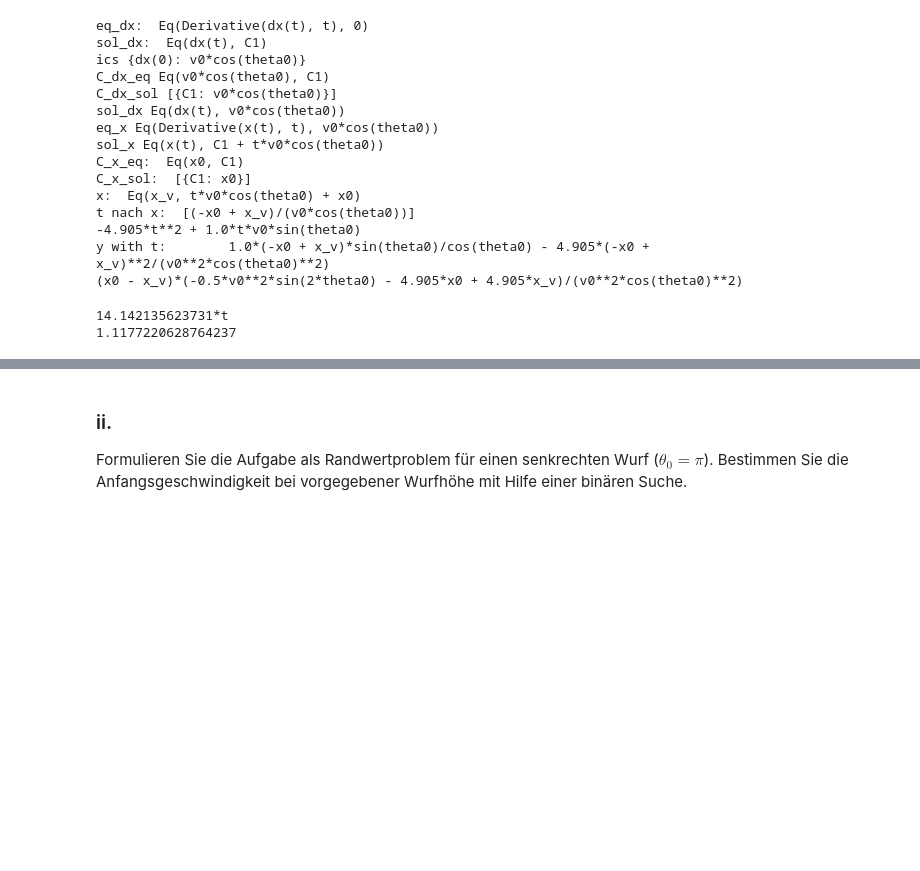
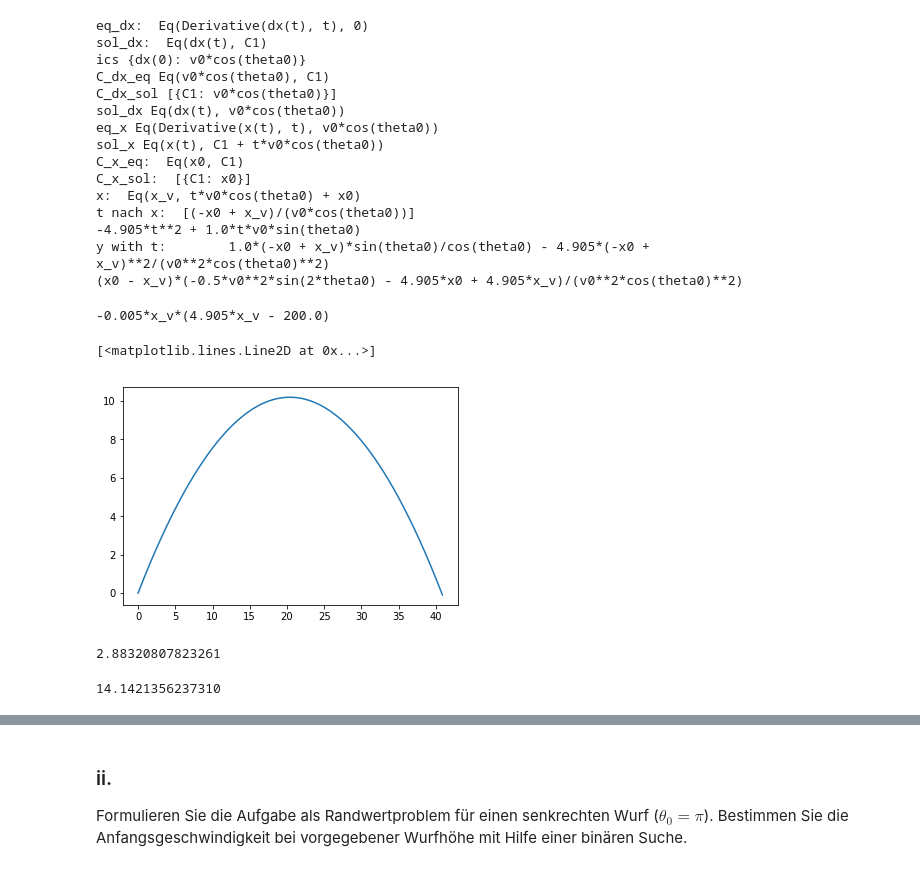
Before and after one commit to AlexandraMayer/Modellbildung-und-Simulation, a Jupyter notebook: Klassiche Mechanik 1.ipynb, the cells around one changed output, grey strips where cells are left out. Cells and saved outputs as stored; diff of their text form; code cells hidden in the pictures; blank space fills up the shorter version.

```diff
--- a/Klassiche Mechanik 1.ipynb
+++ b/Klassiche Mechanik 1.ipynb
@@ -344,9 +311,10 @@ print('x: ', x)
 t_x = sy.solve(x, t)
 print('t nach x: ', t_x)
 print(y)
-y_val = y.subs({t: t_x[0]})
-print('y with t: \t', y_val)
-print(sy.simplify(y_val))
+y_v = y.subs({t: t_x[0]})
+print('y with t: \t', y_v)
+y_v = sy.simplify(y_v)
+print(y_v)
 # %% [output]
 eq_dx:  Eq(Derivative(dx(t), t), 0)
 sol_dx:  Eq(dx(t), C1)
@@ -366,13 +334,21 @@ y with t:        1.0*(-x0 + x_v)*sin(theta0)/cos(theta0) - 4.905*(-x0 + x_v)**2/
 # %%
 x0_val = 0
 v0_val = 20
-theta0_val = m.radians(45)
+theta0_val = math.radians(45)
+# %%
+def x_max(theta0):
+    return ((v0_val)**2+sy.sin(2*theta0))/g
 # %%
-x_val = x.subs({x0: x0_val, v0: v0_val, theta0: theta0_val})
-print(x_val)
-xs = np.arange(0, Wurfweite(theta0_val), 0.01)
-print(Wurfweite(theta0_val))
-for x_v in xs:
+y_val = y_v.subs({x0: x0_val, v0: v0_val, theta0: theta0_val})
+print(y_val)
+xs = np.arange(0, x_max(theta0_val), 0.01)
+#for x_v in xs:
+y_list = []
+for x_i in xs:
+    y_i = y_val.subs({x_v: x_i})
+    y_list.append(y_i)
+plt.plot(xs, y_list)
 # %% [output]
-14.142135623731*t
-1.1177220628764237
+-0.005*x_v*(4.905*x_v - 200.0)
+[<matplotlib.lines.Line2D at 0x...>]
+[figure, added]
@@ -454,0 +355,8 @@ plt.plot(x2,y2)
+# %%
+t_start = 0
+t_max = (v0_val*sy.sin(theta0_val))/g
+t_end = 2*t_max # symmetrisch
+h = 0.5
+sy.pprint(t_end)
+# %% [output]
+2.88320807823261
@@ -454,0 +369,30 @@ plt.plot(x2,y2)
+# %%
+vx0_e = v0_val*sy.cos(theta0_val)
+vy0_e = v0_val*sy.sin(theta0_val)
+sy.pprint(vx0_e)
+y0_val = 0
+vx_n = vx0_e
+x_n = x0_val
+x_e = [x0_val]
+y_n = y0_val
+vy_n = vy0_e
+y_e = [y0_val]
+for ts in np.arange(t_start, t_end, h):
+    vy_np1 = euler(vy_n, h, ddy)
+    y_np1 = euler(y_n, h, vy_np1)
+    vy_n = vy_np1
+    y_n = y_np1
+    vx_np1 = euler(vx_n, h, ddx)
+    x_np1 = euler(x_n, h, vx_np1)
+    if y_np1 >= y0_val:
+        y_e.append(y_np1)
+        x_e.append(x_np1)
+    else:
+        y_e.append(y_np1)
+        x_e.append(x_np1)
+        break
+    vx_n = vx_np1
+    x_n = x_np1
+#sy.pprint(x_e)
+# %% [output]
+14.1421356237310
```
Also changed, not shown: parts of 24 cells of this notebook.
